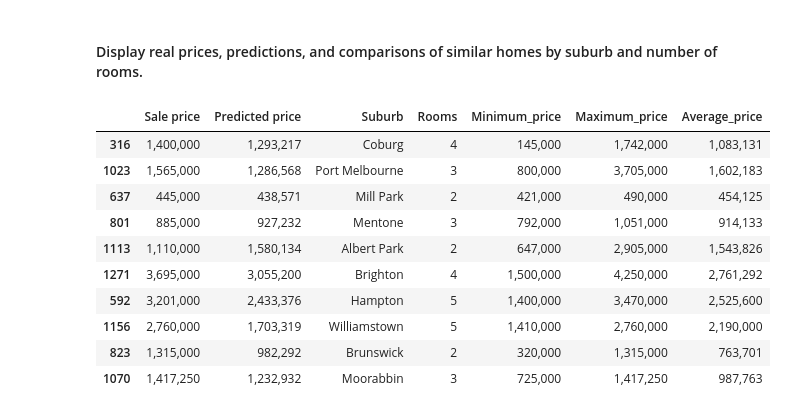
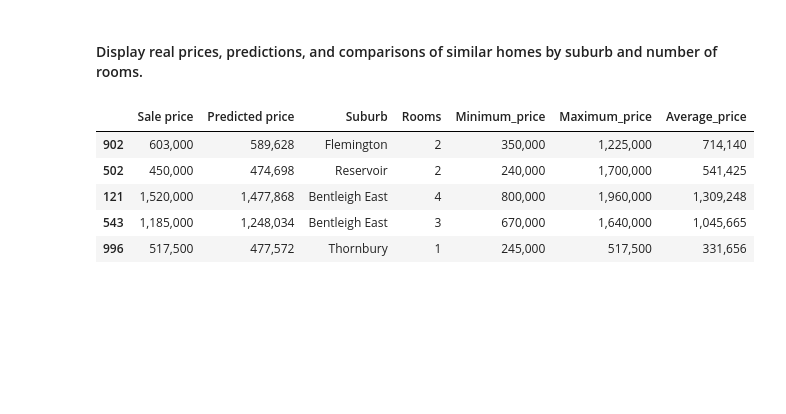
Before and after one commit to Ferlola/Melbourne-House-Market, a Jupyter notebook: melbourne_predictions.ipynb, the cells around one changed output. Cells and saved outputs as stored; diff of their text form; code cells hidden in the pictures; blank space fills up the shorter version.

```diff
--- a/melbourne_predictions.ipynb
+++ b/melbourne_predictions.ipynb
@@ -596,24 +596,19 @@ prices_df = melbourne_data_copy.groupby(["Suburb", "Rooms"], as_index=False).agg
 # %%
 prediction_df = pd.DataFrame()
 prediction_df["Sale price"] = y_test.astype(int)
 prediction_df["Predicted price"] = y_pred.astype(int)
 prediction_df["Suburb"] = suburb_copy
 prediction_df["Rooms"] = X.Rooms
 merge_df = pd.merge(prediction_df, prices_df, on=["Suburb", "Rooms"], how="inner")
 merge_df["Average_price"] = merge_df["Average_price"].astype(int)
 merge_df["Minimum_price"] = merge_df["Minimum_price"].astype(int)
 merge_df["Maximum_price"] = merge_df["Maximum_price"].astype(int)
 merge_df = merge_df.map(lambda x: f"{x:,}" if isinstance(x, (int, float)) else x)
-merge_df.sample(10)
+merge_df.sample(5)
 # %% [output]
 |  | Sale price | Predicted price | Suburb | Rooms | Minimum_price | Maximum_price | Average_price |
-| 316 | 1,400,000 | 1,293,217 | Coburg | 4 | 145,000 | 1,742,000 | 1,083,131 |
-| 1023 | 1,565,000 | 1,286,568 | Port Melbourne | 3 | 800,000 | 3,705,000 | 1,602,183 |
-| 637 | 445,000 | 438,571 | Mill Park | 2 | 421,000 | 490,000 | 454,125 |
-| 801 | 885,000 | 927,232 | Mentone | 3 | 792,000 | 1,051,000 | 914,133 |
-| 1113 | 1,110,000 | 1,580,134 | Albert Park | 2 | 647,000 | 2,905,000 | 1,543,826 |
-| 1271 | 3,695,000 | 3,055,200 | Brighton | 4 | 1,500,000 | 4,250,000 | 2,761,292 |
-| 592 | 3,201,000 | 2,433,376 | Hampton | 5 | 1,400,000 | 3,470,000 | 2,525,600 |
-| 1156 | 2,760,000 | 1,703,319 | Williamstown | 5 | 1,410,000 | 2,760,000 | 2,190,000 |
-| 823 | 1,315,000 | 982,292 | Brunswick | 2 | 320,000 | 1,315,000 | 763,701 |
-| 1070 | 1,417,250 | 1,232,932 | Moorabbin | 3 | 725,000 | 1,417,250 | 987,763 |
+| 902 | 603,000 | 589,628 | Flemington | 2 | 350,000 | 1,225,000 | 714,140 |
+| 502 | 450,000 | 474,698 | Reservoir | 2 | 240,000 | 1,700,000 | 541,425 |
+| 121 | 1,520,000 | 1,477,868 | Bentleigh East | 4 | 800,000 | 1,960,000 | 1,309,248 |
+| 543 | 1,185,000 | 1,248,034 | Bentleigh East | 3 | 670,000 | 1,640,000 | 1,045,665 |
+| 996 | 517,500 | 477,572 | Thornbury | 1 | 245,000 | 517,500 | 331,656 |
```
